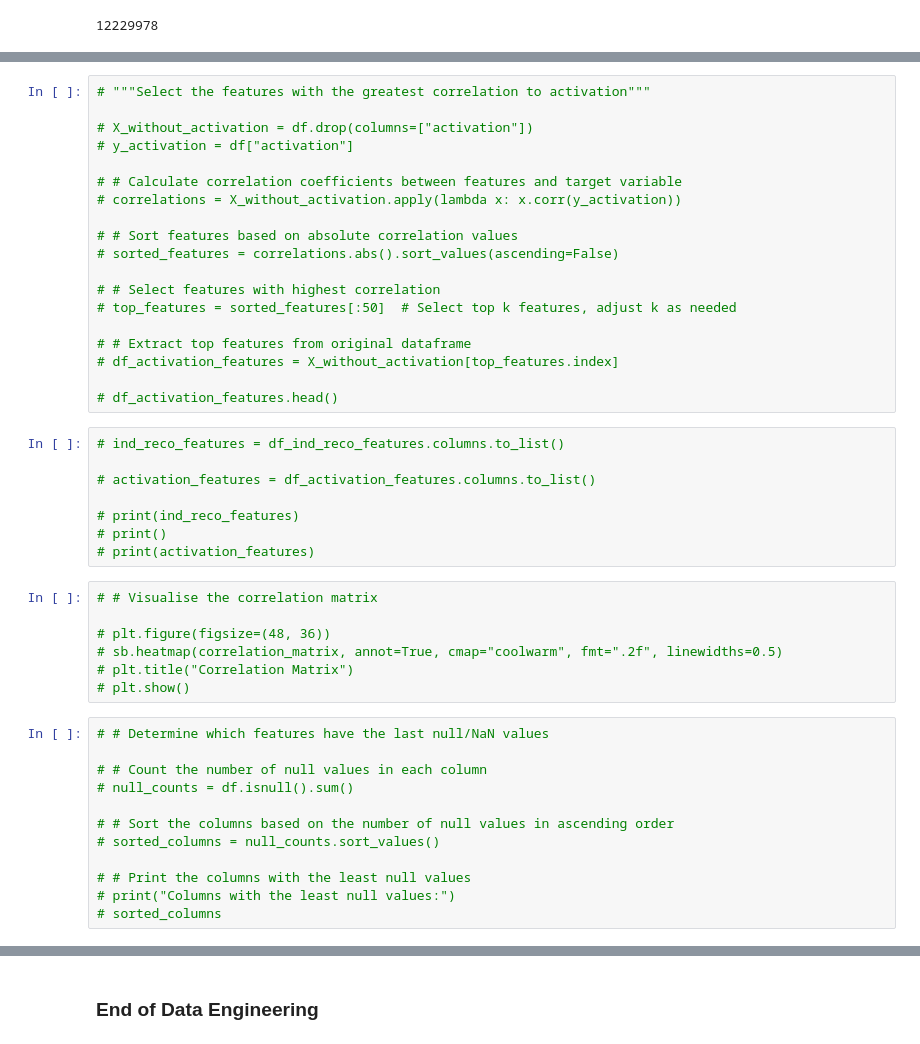
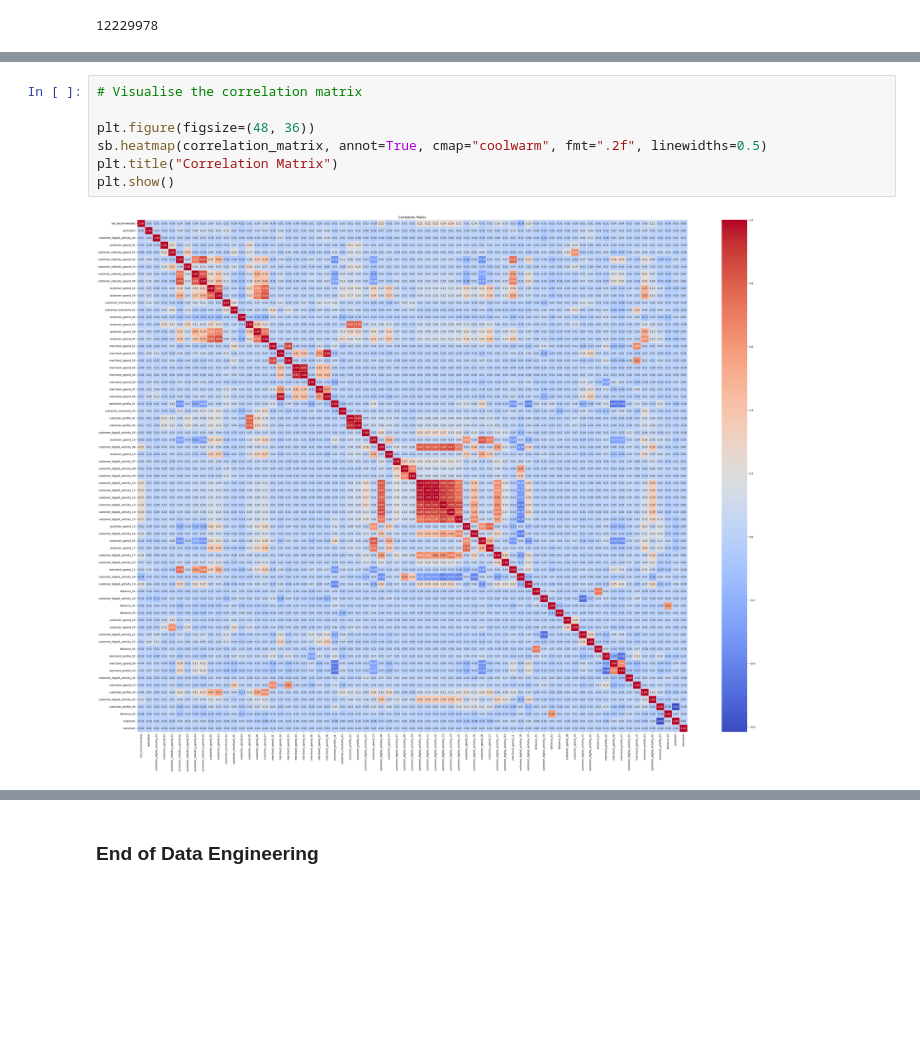
Before and after one commit to htuttttt/AMEX-AI-Hackathon, a Jupyter notebook: pipeline.ipynb, the cells around one changed output, grey strips where cells are left out. Drawn from its saved outputs; the diff is of its cells as text; blank space fills up the shorter version.

```diff
--- a/pipeline.ipynb
+++ b/pipeline.ipynb
@@ -56,46 +51,9 @@ correlation_matrix
-# %%
-# """Select the features with the greatest correlation to activation"""
-
-# X_without_activation = df.drop(columns=["activation"])
-# y_activation = df["activation"]
-
-# # Calculate correlation coefficients between features and target variable
-# correlations = X_without_activation.apply(lambda x: x.corr(y_activation))
-
-# # Sort features based on absolute correlation values
-# sorted_features = correlations.abs().sort_values(ascending=False)
-
-# # Select features with highest correlation
-# top_features = sorted_features[:50]  # Select top k features, adjust k as needed
-
-# # Extract top features from original dataframe
-# df_activation_features = X_without_activation[top_features.index]
-
-# df_activation_features.head()
-# %%
-# ind_reco_features = df_ind_reco_features.columns.to_list()
-
-# activation_features = df_activation_features.columns.to_list()
-
-# print(ind_reco_features)
-# print()
-# print(activation_features)
 # %%
-# # Visualise the correlation matrix
+# Visualise the correlation matrix
 
-# plt.figure(figsize=(48, 36))
-# sb.heatmap(correlation_matrix, annot=True, cmap="coolwarm", fmt=".2f", linewidths=0.5)
-# plt.title("Correlation Matrix")
-# plt.show()
+plt.figure(figsize=(48, 36))
+sb.heatmap(correlation_matrix, annot=True, cmap="coolwarm", fmt=".2f", linewidths=0.5)
+plt.title("Correlation Matrix")
+plt.show()
+# %% [output]
+[figure, added]
-# %%
-# # Determine which features have the last null/NaN values
-
-# # Count the number of null values in each column
-# null_counts = df.isnull().sum()
-
-# # Sort the columns based on the number of null values in ascending order
-# sorted_columns = null_counts.sort_values()
-
-# # Print the columns with the least null values
-# print("Columns with the least null values:")
-# sorted_columns
```
Also changed, not shown: parts of 19 cells of this notebook.
